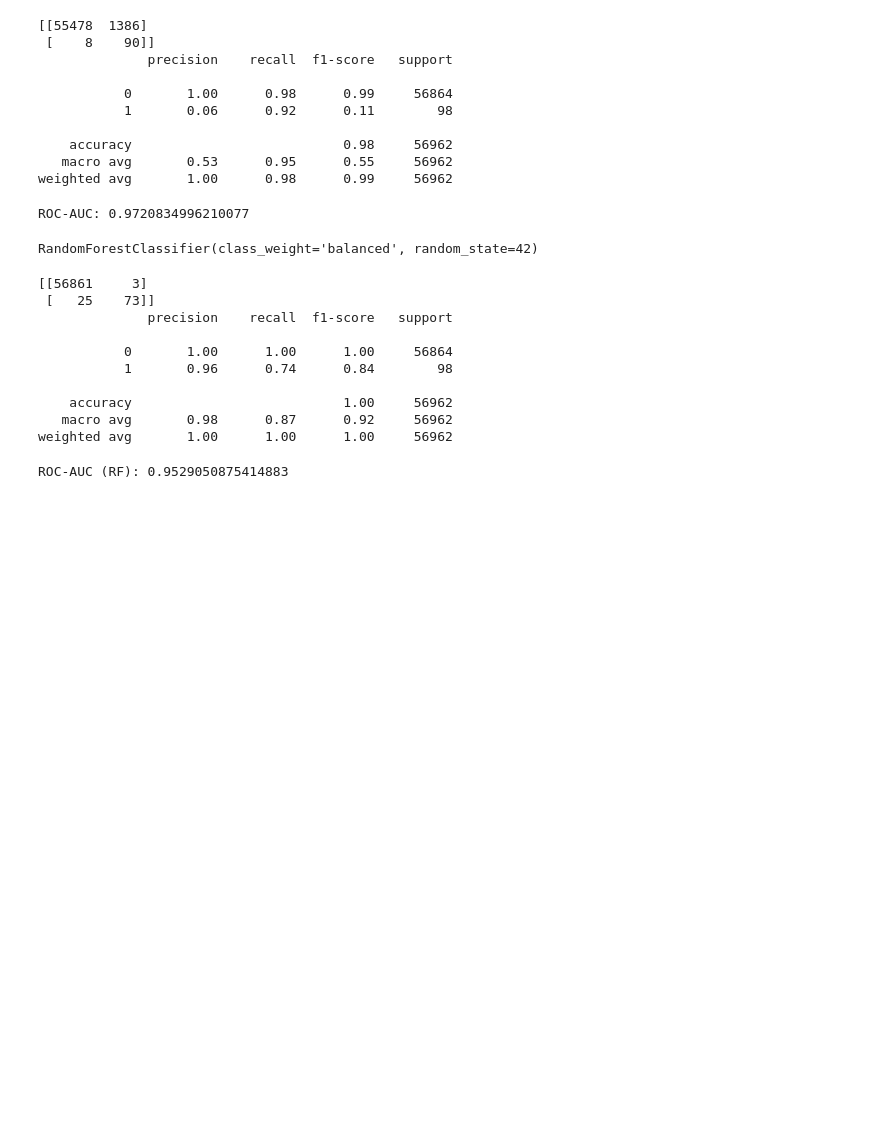
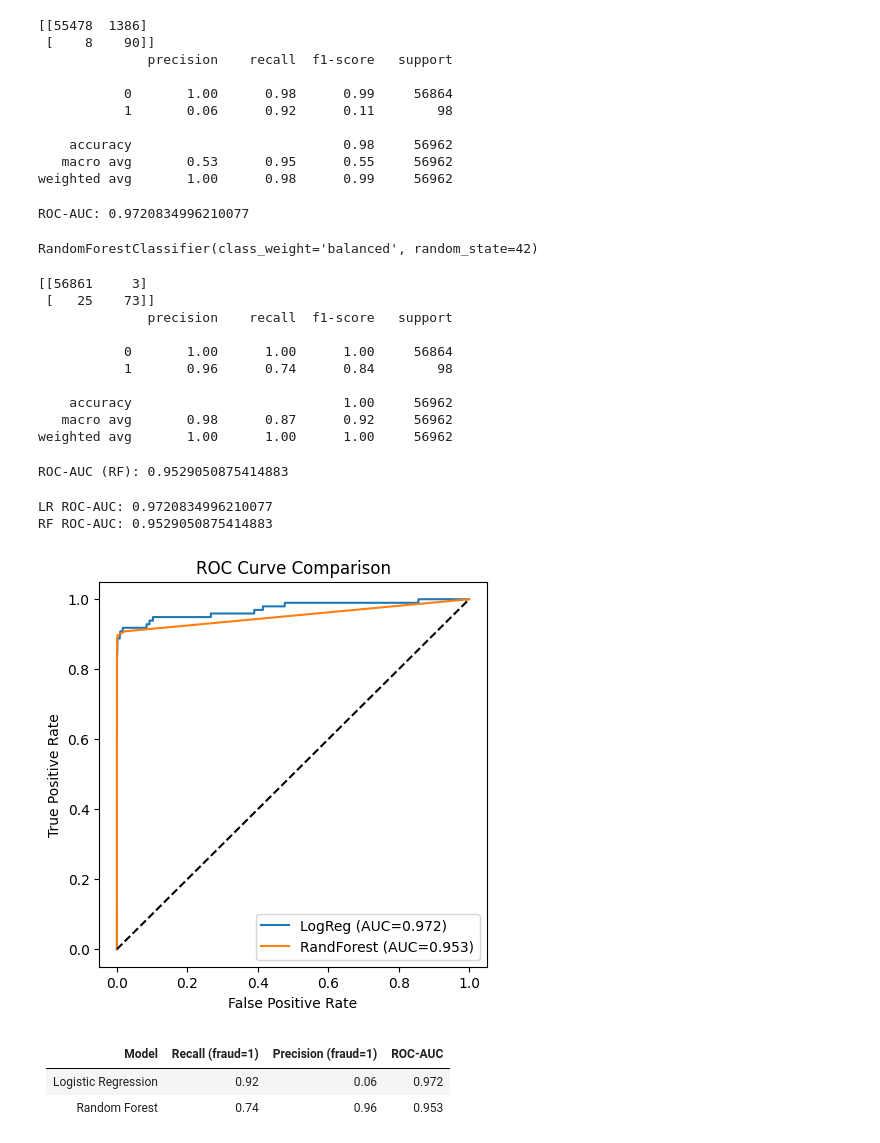
Before and after one commit to Jenushan44/credit-fraud-detection, a Jupyter notebook: 01_fraud_detection.ipynb, the cells around one changed output. Drawn from its saved outputs; the diff is of its cells as text; code cells hidden in the pictures; blank space fills up the shorter version.

Commit message:
Add ROC curve comparison for Logistic Regression and Random Forest models

```diff
--- a/01_fraud_detection.ipynb
+++ b/01_fraud_detection.ipynb
@@ -192,3 +174,41 @@ probability_rf = rf_model.predict_proba(X_test_s)[:, 1]
 print("ROC-AUC (RF):", roc_auc_score(y_test, probability_rf))
 # %% [output]
 ROC-AUC (RF): 0.9529050875414883
+# %%
+from sklearn.metrics import classification_report, confusion_matrix, roc_auc_score
+
+probability_lr = model.predict_proba(X_test_s)[:, 1] # gets probability of fraud for each row
+y_pred_rf = model.predict(X_test_s) # provides hard predictions
+
+probability_rf = rf_model.predict_proba(X_test_s)[:, 1] # get probability of fraud for each row using Random Forest
+y_pred_rf = rf_model.predict(X_test_s) # provide hard predictions using Random Forest
+
+print("LR ROC-AUC:", roc_auc_score(y_test, probability_lr))
+print("RF ROC-AUC:", roc_auc_score(y_test, probability_rf))
+# %% [output]
+LR ROC-AUC: 0.9720834996210077
+RF ROC-AUC: 0.9529050875414883
+# %%
+from sklearn.metrics import roc_curve
+import matplotlib.pyplot as plt
+
+# Calculate ROC values for Logistic Regression
+fpr_lr, tpr_lr, _ = roc_curve(y_test, probability_lr) # False positive rate values on the x-axis
+fpr_rf, tpr_rf, _ = roc_curve(y_test, probability_rf) # True poisitive rate values on y-axis
+
+plt.figure(figsize=(5,5))
+plt.plot(fpr_lr, tpr_lr, label=f"LogReg (AUC={roc_auc_score(y_test, probability_lr):.3f})") # plot the ROC curve for Logistic regression
+plt.plot(fpr_rf, tpr_rf, label=f"RandForest (AUC={roc_auc_score(y_test, probability_rf):.3f})") # plot the ROC curve or Random Forest
+plt.plot([0, 1], [0, 1], 'k--')  # plots the diagnal dashed line for random guessing
+plt.xlabel("False Positive Rate")
+plt.ylabel("True Positive Rate")
+plt.title("ROC Curve Comparison")
+plt.legend()
+plt.show()
+# %% [output]
+[figure, added]
+# %% [markdown]
+| Model                  | Recall (fraud=1) | Precision (fraud=1) | ROC-AUC |
+|------------------------|------------------|----------------------|--------|
+| Logistic Regression    | 0.92             | 0.06                 | 0.972  |
+| Random Forest          | 0.74             | 0.96                 | 0.953  |
```
Also changed, not shown: parts of 2 cells of this notebook.
